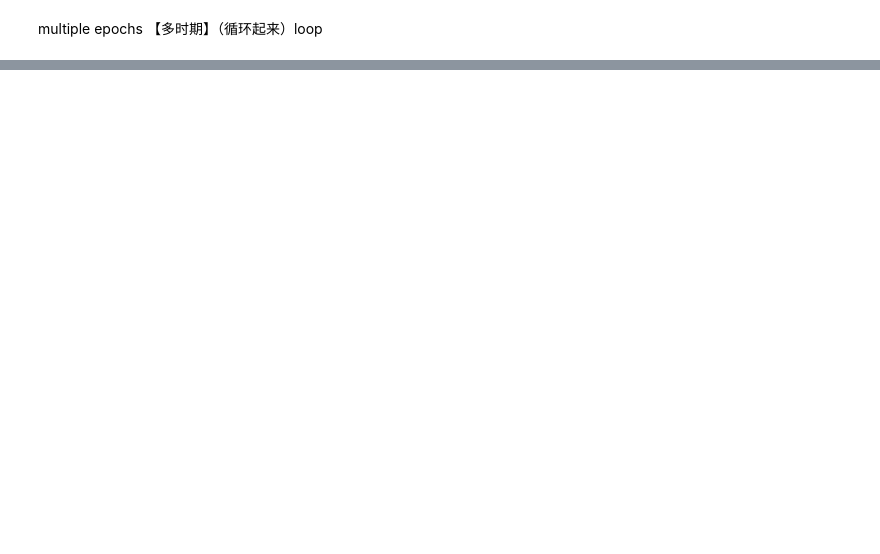
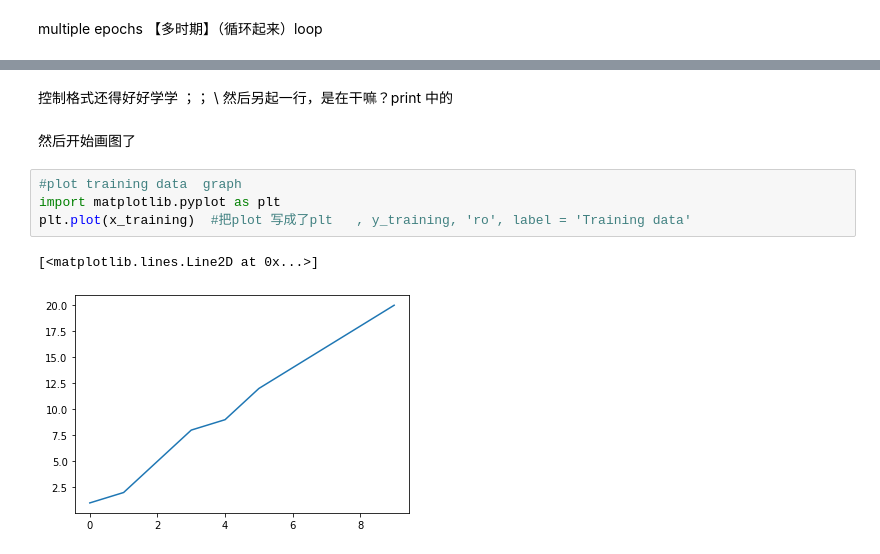
Before and after one commit to Alecia113/self-directed-exercises-python-, a Jupyter notebook: nlp_lab1.ipynb, the cells around one changed output, grey strips where cells are left out. Cells and saved outputs as stored; diff of their text form; blank space fills up the shorter version.

```diff
--- a/nlp_lab1.ipynb
+++ b/nlp_lab1.ipynb
@@ -607,0 +729,11 @@ multiple epochs 【多时期】（循环起来）loop
+# %% [markdown]
+控制格式还得好好学学  ；； \ 然后另起一行，是在干嘛？print 中的
+# %% [markdown]
+然后开始画图了
+# %%
+#plot training data  graph
+import matplotlib.pyplot as plt
+plt.plot(x_training)  #把plot 写成了plt   , y_training, 'ro', label = 'Training data'
+# %% [output]
+[<matplotlib.lines.Line2D at 0x...>]
+[figure, added]
```
Also changed, not shown: parts of 23 cells of this notebook.
